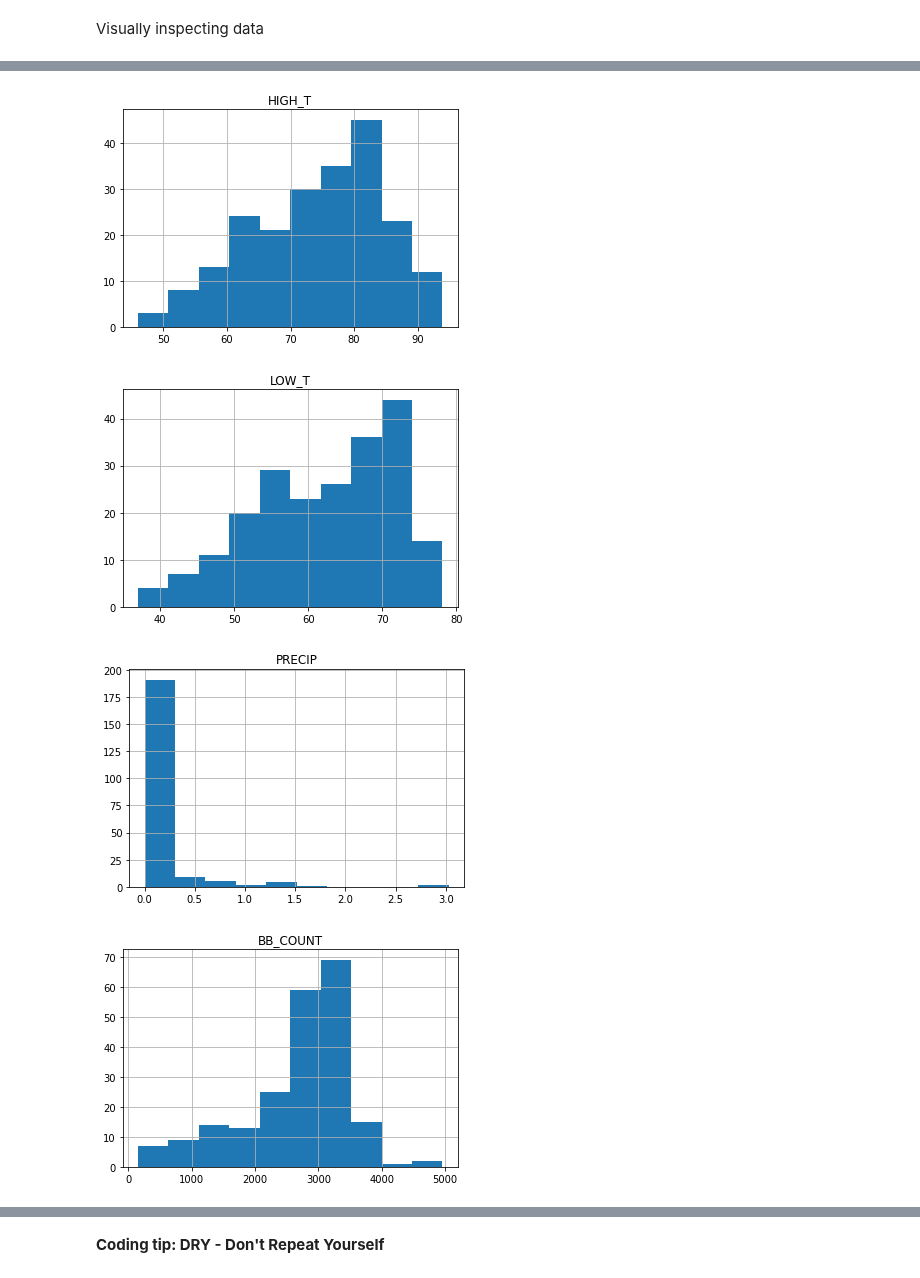
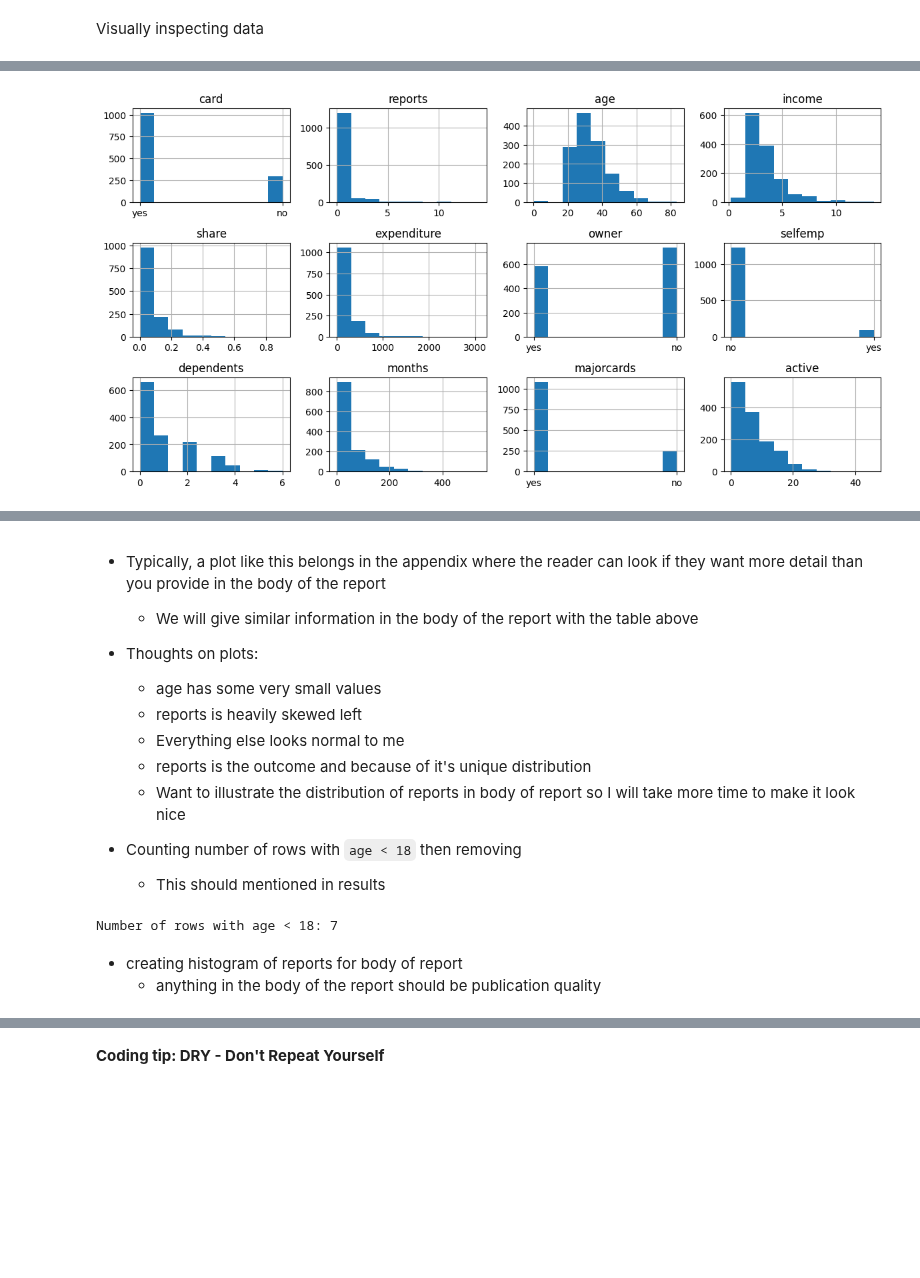
Before and after one commit to omesner/UMSTATS504, a Jupyter notebook: glms/glms.ipynb, the cells around one changed output, grey strips where cells are left out. Cells and saved outputs as stored; diff of their text form; code cells hidden in the pictures; blank space fills up the shorter version.

```diff
--- a/glms/glms.ipynb
+++ b/glms/glms.ipynb
@@ -129,12 +203,5 @@ read in data and get month, day of week, and day from date
 # %%
-df = pd.read_csv('bike.csv', header=0, infer_datetime_format=True,
-                 parse_dates=[0], index_col=[0])
-ds = df.index.to_series()
-df['MONTH'] = ds.dt.month
-df['DAY_OF_WEEK'] = ds.dt.dayofweek
-df['DAY'] = ds.dt.day
-df['WEEKEND'] = df['DAY_OF_WEEK'].apply(lambda x: x in [5,6])*1
-# checked the 2017 calendar
+df = pd.read_csv('derogatory.csv')
 # %% [markdown]
 Visually inspecting data
 # %%
@@ -181,12 +317,18 @@ df.describe()
 - Consider size of dataset (rows and columns)
 - Look for anything strange in the data
 # %%
-%matplotlib inline
-df.columns
-for var in df.columns:
-    df.hist(column=var)
+plt.rcParams['figure.figsize'] = [12, 8]
+plt.rcParams['figure.dpi'] = 100
+
+def draw_histograms(df, variables, n_rows, n_cols):
+    fig=plt.figure()
+    for i, var_name in enumerate(variables):
+        ax=fig.add_subplot(n_rows,n_cols,i+1)
+        df[var_name].hist(ax=ax)
+        ax.set_title(var_name)
+    fig.tight_layout()  # Improves appearance a bit.
+    plt.show()
+
+draw_histograms(df, df.columns, 4, 4)
 # %% [output]
-[figure, old version]
+[figure, new version]
-[figure, removed]
-[figure, removed]
-[figure, removed]
@@ -196,0 +335,22 @@ for var in df.columns:
+# %% [markdown]
+- Typically, a plot like this belongs in the appendix where the reader can look if they want more detail than you provide in the body of the report
+    - We will give similar information in the body of the report with the table above
+
+
+- Thoughts on plots:
+    - age has some very small values
+    - reports is heavily skewed left
+    - Everything else looks normal to me
+    - reports is the outcome and because of it's unique distribution
+    - Want to illustrate the distribution of reports in body of report so I will take more time to make it look nice
+
+- Counting number of rows with `age < 18` then removing
+    - This should mentioned in results
+# %%
+print(f'Number of rows with age < 18: {sum(df.age < 18)}')
+df1 = df[df.age >= 18]
+# %% [output]
+Number of rows with age < 18: 7
+# %% [markdown]
+- creating histogram of reports for body of report
+    - anything in the body of the report should be publication quality
```
Also changed, not shown: parts of 40 cells of this notebook, 2 other files.
